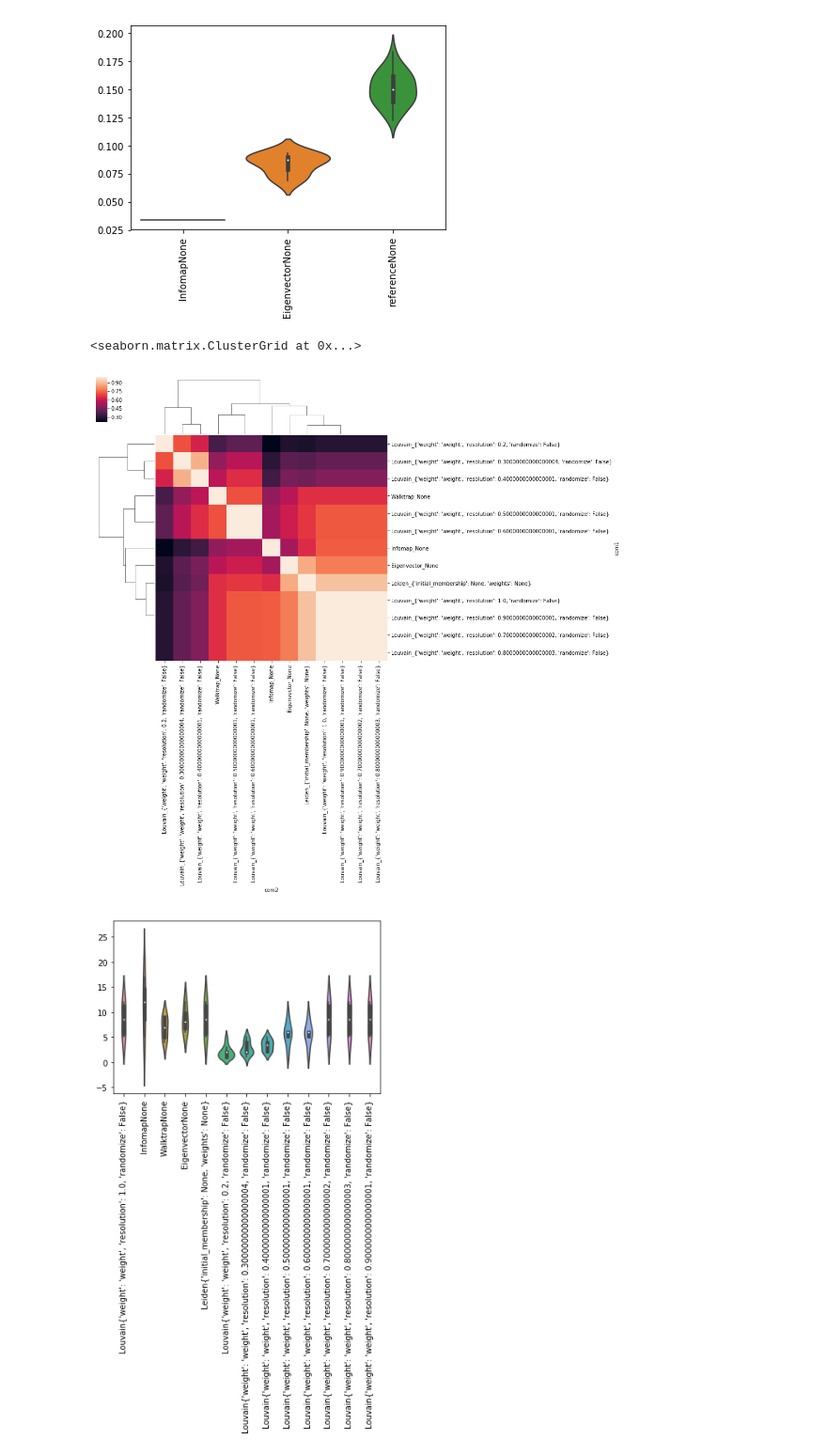
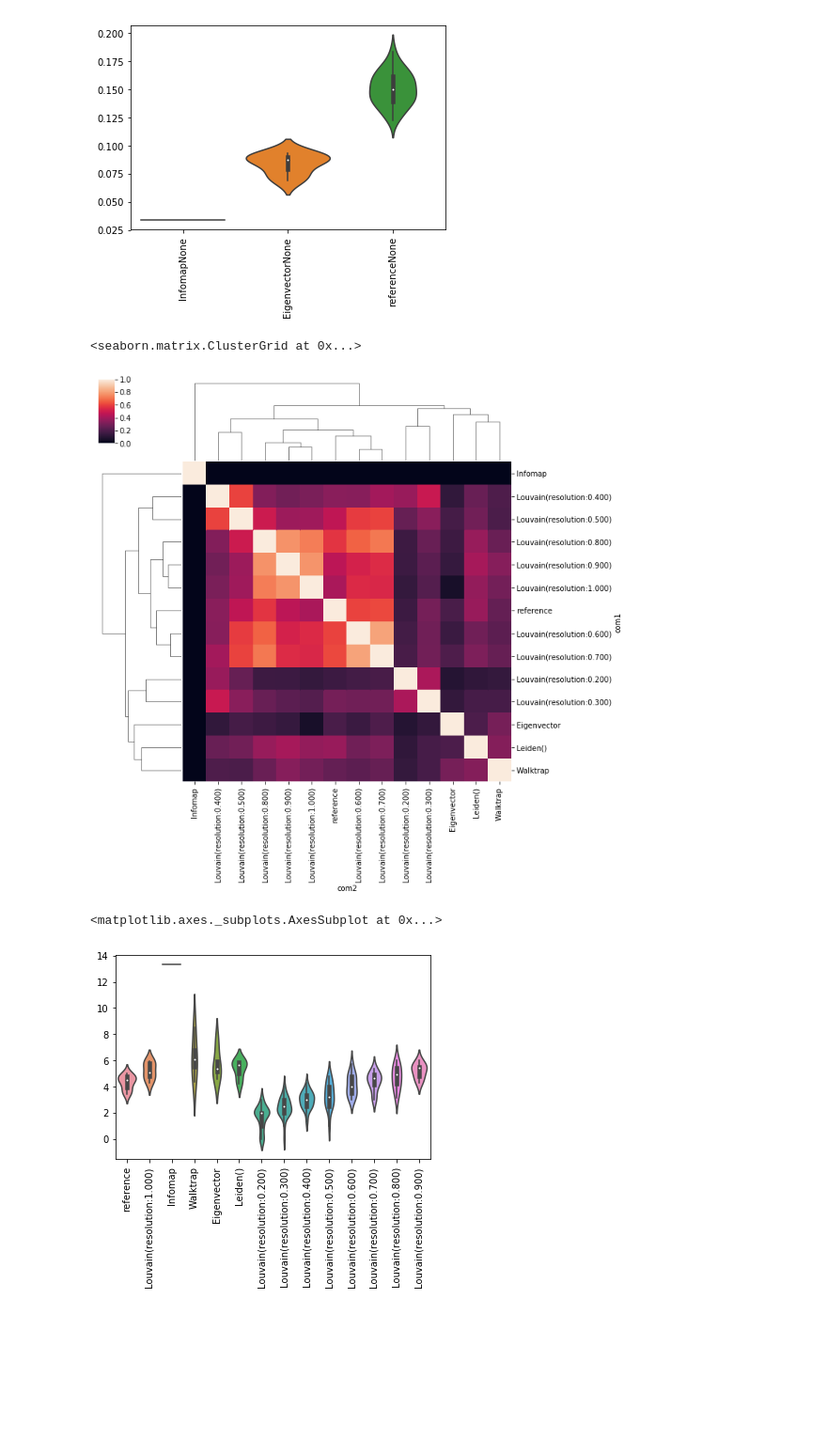
Before and after one commit to GiulioRossetti/cdlib, a Jupyter notebook: Untitled.ipynb, the cells around one changed output. Shown at 94% size. Saved outputs shown, nothing was run; the diff lists cells and outputs as text; code cells hidden in the pictures; blank space fills up the shorter version.

```diff
--- a/Untitled.ipynb
+++ b/Untitled.ipynb
@@ -69,21 +54,21 @@ plot_com_stat([coms2,coms3,reference],nclib.evaluation.internal_edge_density)
 # %% [output]
 [figure]
 # %%
-g = nx.karate_club_graph()
+g = nx.planted_partition_graph(10,10,0.5,0.1)
+reference = nclib.NodeClustering(communities=g.graph["partition"],graph=g,method_name="reference")
+
 coms = []
-#reference = nclib.NodeClustering(communities=g.graph["partition"],graph=g,method_name="reference")
-#coms.append(reference)
+coms.append(reference)
 
-coms.append(community.louvain(g=g))
-coms.append(community.infomap(g=g))
-coms.append(community.walktrap(g=g))
-community.
+coms.append(algorithms.crisp_partition.louvain(g=g))
+coms.append(algorithms.crisp_partition.infomap(g=g))
+coms.append(algorithms.crisp_partition.walktrap(g=g))
 
-coms.append(community.eigenvector(g=g))
-coms.append(community.leiden(g=g))
+coms.append(algorithms.crisp_partition.eigenvector(g=g))
+coms.append(algorithms.crisp_partition.leiden(g=g))
 #epsilon = ensemble.Parameter(name="epsilon", start=0.3, end=0.6, step=0.1)
-resolution = ensemble.Parameter(name="resolution", start=0.2, end=1, step=0.1)
-coms+= ensemble.pool(g,[community.louvain],configurations=[[resolution]])
+resolution = ensemble.Parameter(name="resolution", start=0.2, end=1.0, step=0.1)
+coms+= ensemble.pool(g,[algorithms.crisp_partition.louvain],configurations=[[resolution]])
 
 
 
@@ -94,8 +79,9 @@ coms+= ensemble.pool(g,[community.louvain],configurations=[[resolution]])
 viz.plot_sim_matrix(coms,nclib.evaluation.adjusted_mutual_information)
 # %% [output]
 <seaborn.matrix.ClusterGrid at 0x...>
-[figure, old version]
+[figure, new version]
 # %%
-plot_com_stat(coms,nclib.evaluation.size)
+viz.plot_com_stat(coms,nclib.evaluation.fitness.average_internal_degree)
 # %% [output]
+<matplotlib.axes._subplots.AxesSubplot at 0x...>
-[figure, old version]
+[figure, new version]
```
Also changed, not shown: parts of 17 cells of this notebook.
